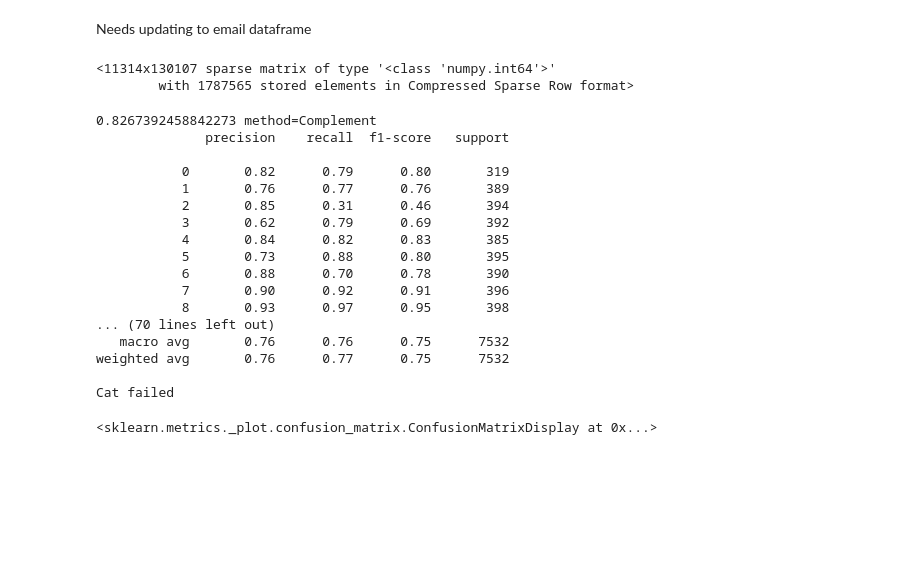
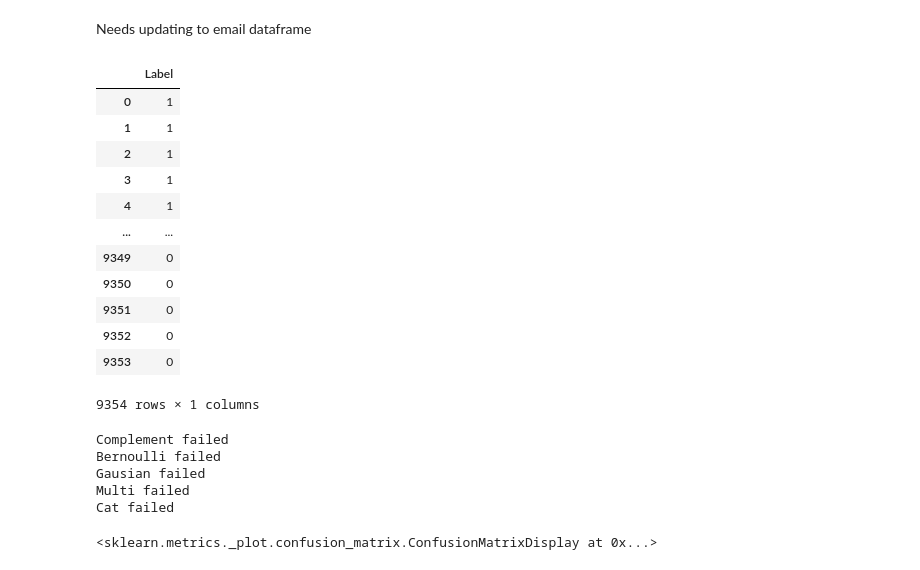
Before and after one commit to KendallScott/QTW, a Jupyter notebook: Case Study 3/Case_Study_3.ipynb, the cells around one changed output. Saved outputs shown, nothing was run; the diff lists cells and outputs as text; code cells hidden in the pictures; blank space fills up the shorter version.

```diff
--- a/Case Study 3/Case_Study_3.ipynb
+++ b/Case Study 3/Case_Study_3.ipynb
@@ -240,17 +240,10 @@ out[0,0]
 0
 # %% [markdown]
 Needs updating to email dataframe
-# %%
-from sklearn.datasets import fetch_20newsgroups
-data = fetch_20newsgroups(subset='train')
-test = fetch_20newsgroups(subset='test')
 # %%
+target = data[['Label']]
+train = data.loc[:, data.columns != 'Label']
+
 from sklearn.feature_extraction.text import CountVectorizer
 word_counts = CountVectorizer()
-v_data = word_counts.fit_transform(data['data'])
-v_test = word_counts.transform(test['data'])
+train= word_counts.fit_transform(train['Text'])
-# %%
-v_data
-# %% [output]
-<11314x130107 sparse matrix of type '<class 'numpy.int64'>'
-        with 1787565 stored elements in Compressed Sparse Row format>
@@ -256,0 +254,16 @@ v_data
+# %%
+target
+# %% [output]
+|  | Label |
+| 0 | 1 |
+| 1 | 1 |
+| 2 | 1 |
+| 3 | 1 |
+| 4 | 1 |
+| ... | ... |
+| 9349 | 0 |
+| 9350 | 0 |
+| 9351 | 0 |
+| 9352 | 0 |
+| 9353 | 0 |
+9354 rows × 1 columns
@@ -265,29 +298,17 @@ multi = MultinomialNB()
 methods = {"Complement":comp,"Bernoulli":bern,"Gausian":gaus,"Multi":multi,"Cat":cat}
 for i in methods.keys():
     try:
-        methods[i].fit(v_data,data['target'])
-        p = methods[i].predict(v_test)
-        print(accuracy_score(test['target'],p), f"method={i}")
-        print(classification_report(test['target'],p))
+        methods[i].fit(X_train, y_train)
+        p = methods[i].predict(y_test)
+        print(accuracy_score(y_test['Label'],p), f"method={i}")
+        print(classification_report(y_test['Label'],p))
     except:
         print(f"{i} failed")
 # %% [output]
-0.8267392458842273 method=Complement
-              precision    recall  f1-score   support
-
-           0       0.82      0.79      0.80       319
-           1       0.76      0.77      0.76       389
-           2       0.85      0.31      0.46       394
-           3       0.62      0.79      0.69       392
-           4       0.84      0.82      0.83       385
-           5       0.73      0.88      0.80       395
-           6       0.88      0.70      0.78       390
-           7       0.90      0.92      0.91       396
-           8       0.93      0.97      0.95       398
-... (70 lines left out)
-   macro avg       0.76      0.76      0.75      7532
-weighted avg       0.76      0.77      0.75      7532
-
+Complement failed
+Bernoulli failed
+Gausian failed
+Multi failed
 Cat failed
 # %%
 import matplotlib.pyplot as plt
```
Also changed, not shown: parts of 3 cells of this notebook.
